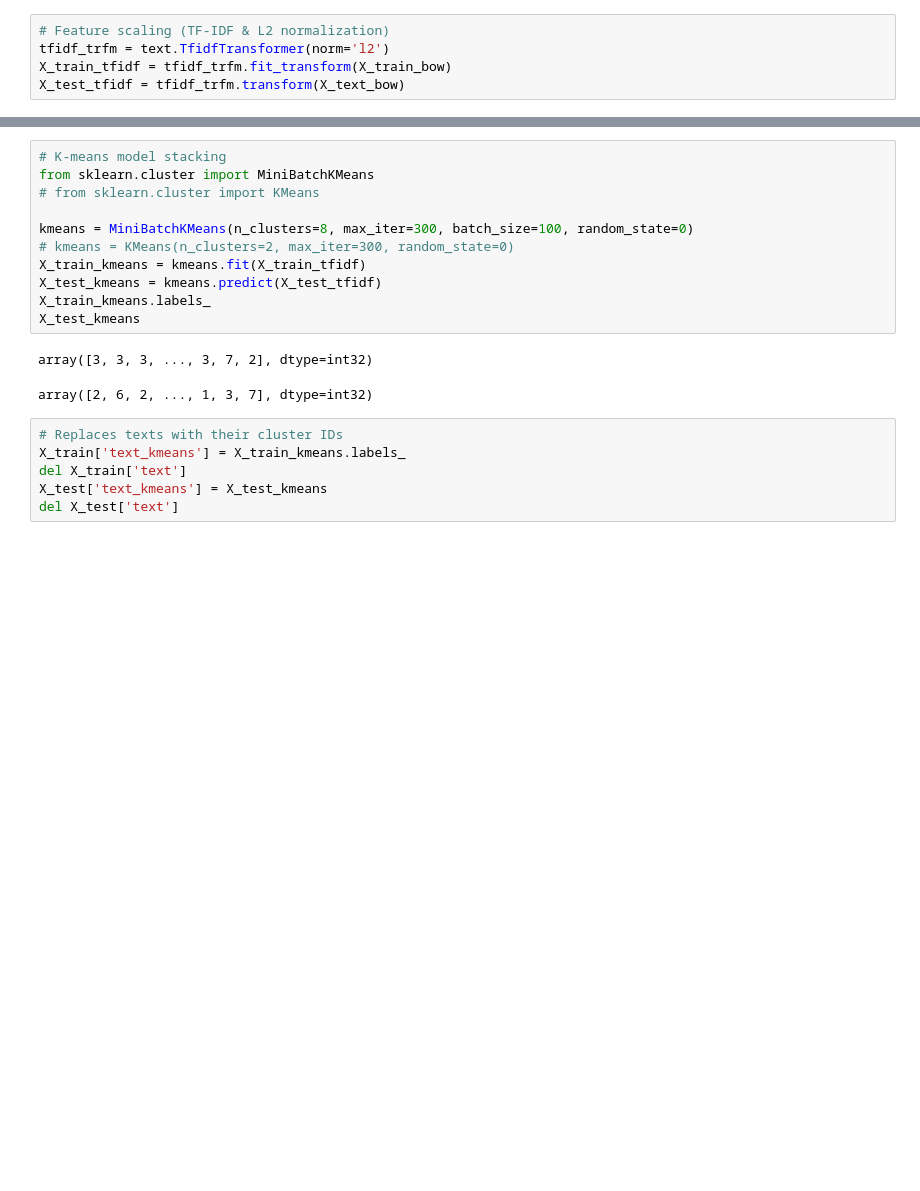
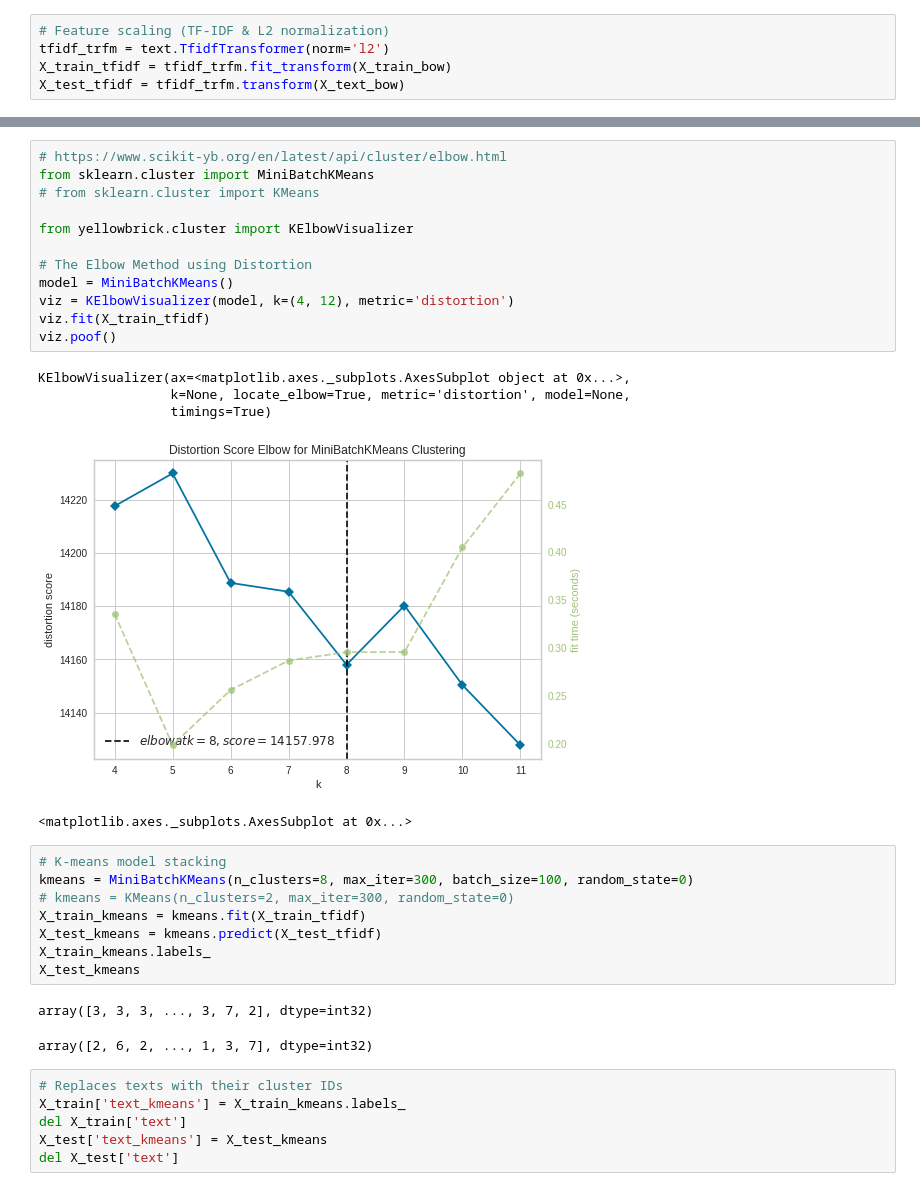
Before and after one commit to maropu/jupyterlab-dockerfile, a Jupyter notebook: examples/yelp-round6/text.ipynb, the cells around one changed output, grey strips where cells are left out. Drawn from its saved outputs; the diff is of its cells as text; blank space fills up the shorter version.

Commit message:
Update clustering examples

```diff
--- a/examples/yelp-round6/text.ipynb
+++ b/examples/yelp-round6/text.ipynb
@@ -82,8 +82,23 @@ DecisionTreeClassifier(class_weight=None, criterion='gini', max_depth=32,
+# %%
+# https://www.scikit-yb.org/en/latest/api/cluster/elbow.html
+from sklearn.cluster import MiniBatchKMeans
+# from sklearn.cluster import KMeans
+
+from yellowbrick.cluster import KElbowVisualizer
+
+# The Elbow Method using Distortion
+model = MiniBatchKMeans()
+viz = KElbowVisualizer(model, k=(4, 12), metric='distortion')
+viz.fit(X_train_tfidf)
+viz.poof()
+# %% [output]
+KElbowVisualizer(ax=<matplotlib.axes._subplots.AxesSubplot object at 0x...>,
+                 k=None, locate_elbow=True, metric='distortion', model=None,
+                 timings=True)
+[figure, added]
+<matplotlib.axes._subplots.AxesSubplot at 0x...>
 # %%
 # K-means model stacking
-from sklearn.cluster import MiniBatchKMeans
-# from sklearn.cluster import KMeans
-
 kmeans = MiniBatchKMeans(n_clusters=8, max_iter=300, batch_size=100, random_state=0)
 # kmeans = KMeans(n_clusters=2, max_iter=300, random_state=0)
 X_train_kmeans = kmeans.fit(X_train_tfidf)
```
Also changed, not shown: parts of 3 cells of this notebook, 1 other file.
